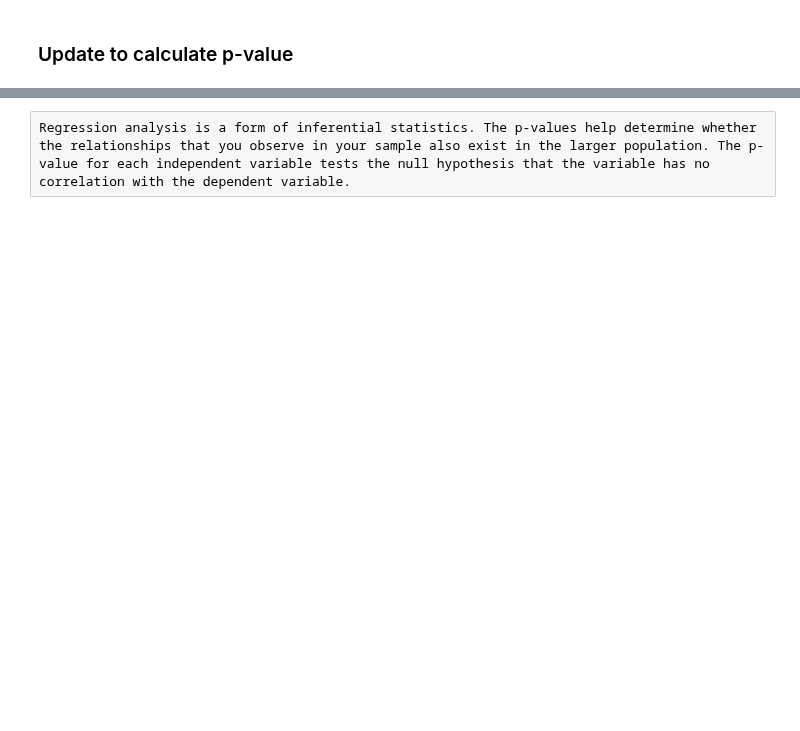
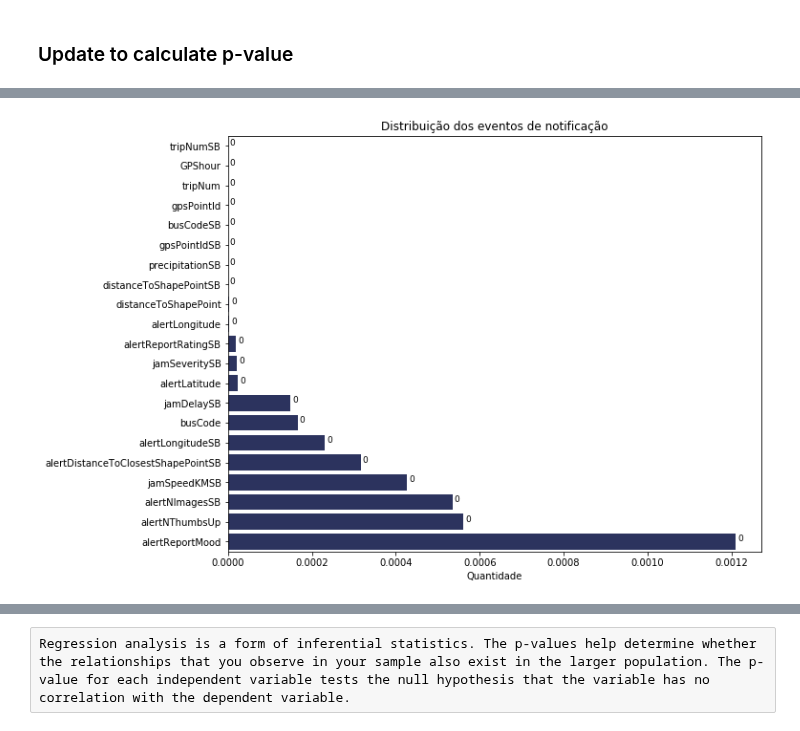
Before and after one commit to veruskasantos/INESProject, a Jupyter notebook: workspace/Model Prediction/Testing models/LinearRegression/LinearRegression.ipynb, the cells around one changed output, grey strips where cells are left out. Cells and saved outputs as stored; diff of their text form; code cells hidden in the pictures; blank space fills up the shorter version.

```diff
--- a/workspace/Model Prediction/Testing models/LinearRegression/LinearRegression.ipynb
+++ b/workspace/Model Prediction/Testing models/LinearRegression/LinearRegression.ipynb
@@ -59,0 +62,9 @@ Execution time: 0.390319279829661 min
+# %%
+#prediction time
+
+one_test = test_X.iloc[[0], :]
+
+start = time.time()
+pred_array = model.predict(one_test)
+end = time.time()
+print("Prediction execution time: " + str(end - start) + " sec")
@@ -195 +220,10 @@ Warnings:
 strong multicollinearity problems or that the design matrix is singular.
+# %%
+X = sm.add_constant(train_X)
+linear_model = sm.OLS(train_Y, X) # Linear Regression/Ordinary Least Squares
+result = linear_model.fit()
+# %%
+var_values = pd.DataFrame(data=result.pvalues.sort_values(), columns=['p-value'])
+var_values.reset_index(inplace=True)
+var_values = var_values.rename(columns = {'index':'variable'})
+var_values.head(20)
@@ -195,0 +248,17 @@ strong multicollinearity problems or that the design matrix is singular.
+# %%
+fig, ax = plt.subplots(figsize=(10,8))
+
+first_rows=var_values[0:21]
+fig_plt = sns.barplot(y="variable", x='p-value', data=first_rows, color='#242d66', ax=ax)
+
+fig_plt.set_title('Distribuição dos eventos de notificação')
+fig_plt.set_ylabel('')
+fig_plt.set_xlabel('Quantidade')
+
+for p in fig_plt.patches:
+    fig_plt.annotate(int(p.get_width()),((p.get_x() + p.get_width()), p.get_y()), xytext=(2, -8),
+                     fontsize=9, textcoords='offset points')
+
+#fig.savefig('../data/figs/events_distribution_horiz.png', bbox_inches = "tight")
+# %% [output]
+[figure, added]
```
Also changed, not shown: parts of 18 cells of this notebook, 3 other files.
